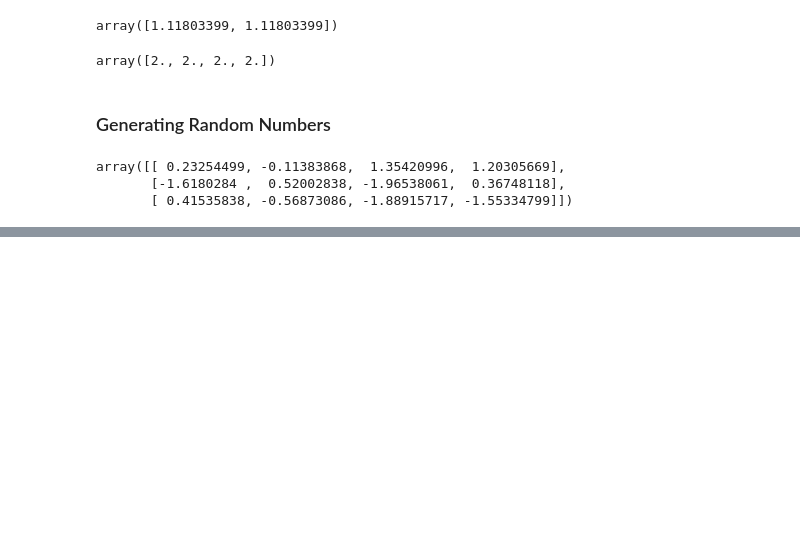
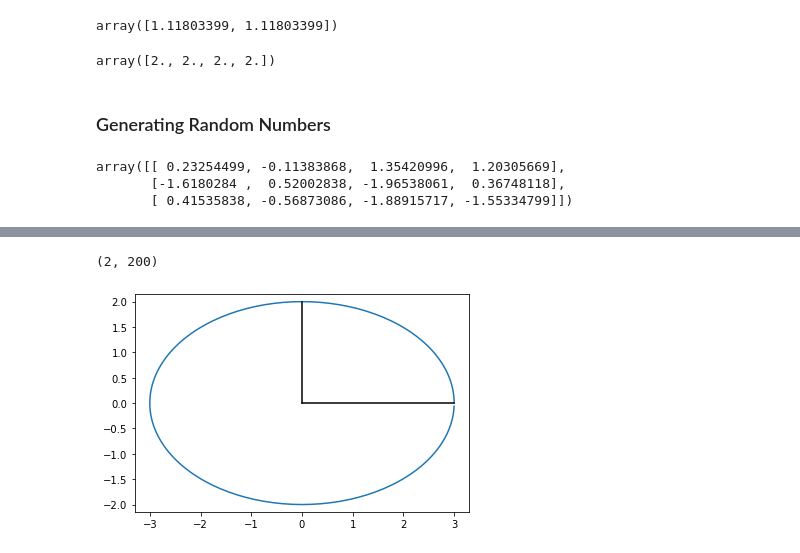
Before and after one commit to jtitusj/Python4Math, a Jupyter notebook: notebooks/Matrix Manipulation in Python.ipynb, the cells around one changed output, grey strips where cells are left out. Saved outputs shown, nothing was run; the diff lists cells and outputs as text; code cells hidden in the pictures; blank space fills up the shorter version.

```diff
--- a/notebooks/Matrix Manipulation in Python.ipynb
+++ b/notebooks/Matrix Manipulation in Python.ipynb
@@ -573,0 +632,22 @@ array([[ 0.23254499, -0.11383868,  1.35420996,  1.20305669],
+# %%
+def stretch(A, a, b):
+    s = np.array([[a, 0], [0, b]])
+    return s.dot(A)
+# %%
+circle = np.array([x, y])
+circle.shape
+# %% [output]
+(2, 200)
+# %%
+basis1 = np.array([x_b1, y_b1])
+basis2 = np.array([x_b2, y_b2])
+# %%
+circle_s = stretch(circle, 3, 2)
+basis1_s = stretch(basis1, 3, 2)
+basis2_s = stretch(basis2, 3, 2)
+# %%
+plot(circle_s[0], circle_s[1],
+     basis1_s[0], basis1_s[1],
+     basis2_s[0], basis2_s[1])
+# %% [output]
+[figure, added]
```
Also changed, not shown: parts of 18 cells of this notebook, 3 other files.
